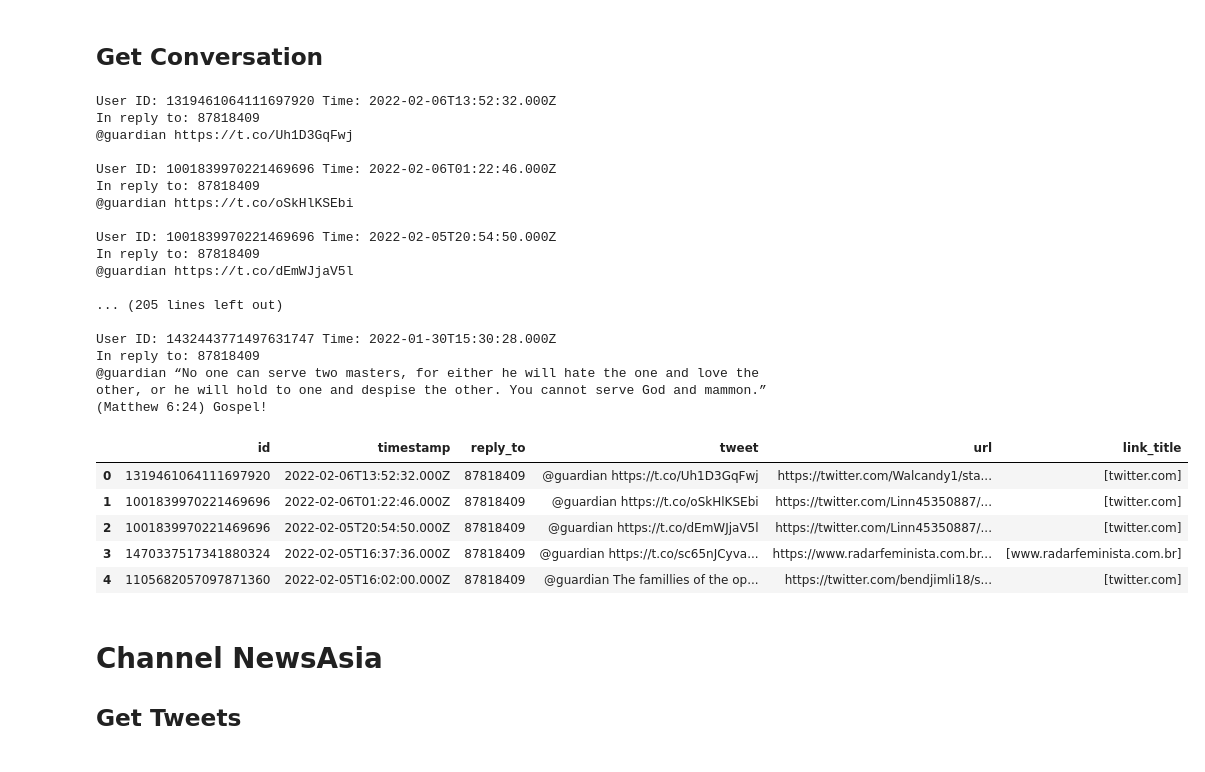
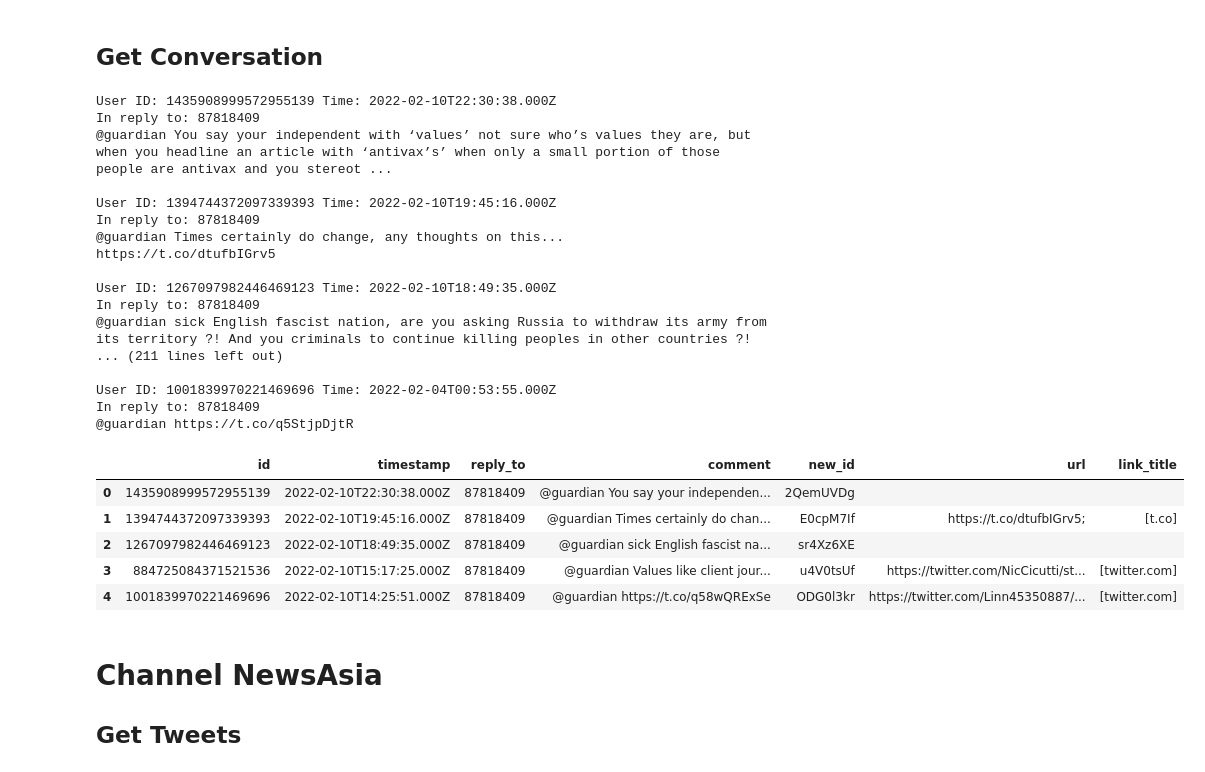
Before and after one commit to Confirmation-Bias-Analyser/Data-Collection, a Jupyter notebook: Twitter Data Collection.ipynb, the cells around one changed output. Saved outputs shown, nothing was run; the diff lists cells and outputs as text; code cells hidden in the pictures.

Commit message:
Made adjustments to data collection functions

```diff
--- a/Twitter Data Collection.ipynb
+++ b/Twitter Data Collection.ipynb
@@ -38,7 +40,7 @@ def getTweetInformation(conversation_id, header):
     return result['data'][0]['created_at']
 
 def getTweetComments(conversation_data):
-    conversation_dict = {'id':[], 'timestamp':[], 'reply_to':[], 'tweet':[]}
+    conversation_dict = {'id':[], 'timestamp':[], 'reply_to':[], 'comment':[], 'new_id':[]}
 
     for i in range(len(conversation_data['data'])):
         print('User ID:', conversation_data['data'][i]['author_id'],
@@ -49,9 +51,37 @@ def getTweetComments(conversation_data):
         conversation_dict['id'].append(conversation_data['data'][i]['author_id'])
         conversation_dict['timestamp'].append(conversation_data['data'][i]['created_at'])
         conversation_dict['reply_to'].append(conversation_data['data'][i]['in_reply_to_user_id'])
-        conversation_dict['tweet'].append(conversation_data['data'][i]['text'])
+        conversation_dict['comment'].append(conversation_data['data'][i]['text'])
+        conversation_dict['new_id'].append(generateRandomID())
 
     return conversation_dict
+
+def generateRandomID(strlen = 8):
+    return ''.join(random.choice(string.ascii_uppercase + string.ascii_lowercase + string.digits) for _ in range(strlen))
+
+def getParentID(dataframe):
+    parent_id = []
+    root = generateRandomID()
+
+    for index, row in df.iterrows():
+        if row['reply_to'] != '87818409':
+            count = 0
+
+            for _, i in df.iterrows():
+                if row['reply_to'] == i['id']:
+                    parent_id.append(i['new_id'])
+                    break
+
+                count += 1
+
+                if count == len(df) + 1:
+                    print('lol')
+                    parent_id.append(i['nan'])
+
+        else:
+            parent_id.append(root)
+
+    return parent_id
 # %%
 with open('Authentication/twitter_bearer_token.txt', 'r', encoding="utf8") as f:
     token = f.read()
@@ -108,39 +138,39 @@ ST_conversation_data = getConversation('1389937492065931266', max_results, heade
 # %%
 ST_result = getTweetComments(ST_conversation_data)
 # %% [output]
-User ID: 1319461064111697920 Time: 2022-02-06T13:52:32.000Z
+User ID: 1435908999572955139 Time: 2022-02-10T22:30:38.000Z
 In reply to: 87818409
-@guardian https://t.co/Uh1D3GqFwj
+@guardian You say your independent with ‘values’ not sure who’s values they are, but when you headline an article with ‘antivax’s’ when only a small portion of those people are antivax and you stereot ...
 
-User ID: 1001839970221469696 Time: 2022-02-06T01:22:46.000Z
+User ID: 1394744372097339393 Time: 2022-02-10T19:45:16.000Z
 In reply to: 87818409
-@guardian https://t.co/oSkHlKSEbi
+@guardian Times certainly do change, any thoughts on this...
+https://t.co/dtufbIGrv5
 
-User ID: 1001839970221469696 Time: 2022-02-05T20:54:50.000Z
+User ID: 1267097982446469123 Time: 2022-02-10T18:49:35.000Z
 In reply to: 87818409
-@guardian https://t.co/dEmWJjaV5l
+@guardian sick English fascist nation, are you asking Russia to withdraw its army from its territory ?! And you criminals to continue killing peoples in other countries ?!
+... (211 lines left out)
 
-... (205 lines left out)
-
-User ID: 1432443771497631747 Time: 2022-01-30T15:30:28.000Z
+User ID: 1001839970221469696 Time: 2022-02-04T00:53:55.000Z
 In reply to: 87818409
-@guardian “No one can serve two masters, for either he will hate the one and love the other, or he will hold to one and despise the other. You cannot serve God and mammon.” (Matthew 6:24) Gospel!
+@guardian https://t.co/q5StjpDjtR
 # %%
 ST_df = pd.DataFrame.from_dict(ST_result)
 ST_df['id'] = ST_df['id'].astype(str)
 ST_df['reply_to'] = ST_df['reply_to'].astype(str)
-ST_df['url'] = ST_df['tweet'].apply(lambda x: getLinks(x))
+ST_df['url'] = ST_df['comment'].apply(lambda x: getLinks(x))
 ST_df['link_title'] = ST_df['url'].apply(lambda x: getURLfromList(x))
-ST_df.to_csv('Datasets/ST_twitter_data.csv')
+# ST_df.to_csv('Datasets/ST_twitter_data.csv', index=False)
 
 ST_df.head()
 # %% [output]
-|  | id | timestamp | reply_to | tweet | url | link_title |
-| 0 | 1319461064111697920 | 2022-02-06T13:52:32.000Z | 87818409 | @guardian https://t.co/Uh1D3GqFwj | https://twitter.com/Walcandy1/sta... | [twitter.com] |
-| 1 | 1001839970221469696 | 2022-02-06T01:22:46.000Z | 87818409 | @guardian https://t.co/oSkHlKSEbi | https://twitter.com/Linn45350887/... | [twitter.com] |
-| 2 | 1001839970221469696 | 2022-02-05T20:54:50.000Z | 87818409 | @guardian https://t.co/dEmWJjaV5l | https://twitter.com/Linn45350887/... | [twitter.com] |
-| 3 | 1470337517341880324 | 2022-02-05T16:37:36.000Z | 87818409 | @guardian https://t.co/sc65nJCyva... | https://www.radarfeminista.com.br... | [www.radarfeminista.com.br] |
-| 4 | 1105682057097871360 | 2022-02-05T16:02:00.000Z | 87818409 | @guardian The famillies of the op... | https://twitter.com/bendjimli18/s... | [twitter.com] |
+|  | id | timestamp | reply_to | comment | new_id | url | link_title |
+| 0 | 1435908999572955139 | 2022-02-10T22:30:38.000Z | 87818409 | @guardian You say your independen... | 2QemUVDg |  |  |
+| 1 | 1394744372097339393 | 2022-02-10T19:45:16.000Z | 87818409 | @guardian Times certainly do chan... | E0cpM7If | https://t.co/dtufbIGrv5; | [t.co] |
+| 2 | 1267097982446469123 | 2022-02-10T18:49:35.000Z | 87818409 | @guardian sick English fascist na... | sr4Xz6XE |  |  |
+| 3 | 884725084371521536 | 2022-02-10T15:17:25.000Z | 87818409 | @guardian Values like client jour... | u4V0tsUf | https://twitter.com/NicCicutti/st... | [twitter.com] |
+| 4 | 1001839970221469696 | 2022-02-10T14:25:51.000Z | 87818409 | @guardian https://t.co/q58wQRExSe | ODG0l3kr | https://twitter.com/Linn45350887/... | [twitter.com] |
 # %% [markdown]
 # Channel NewsAsia
 ## Get Tweets
```
Also changed, not shown: parts of 7 cells of this notebook, 2 other files.
